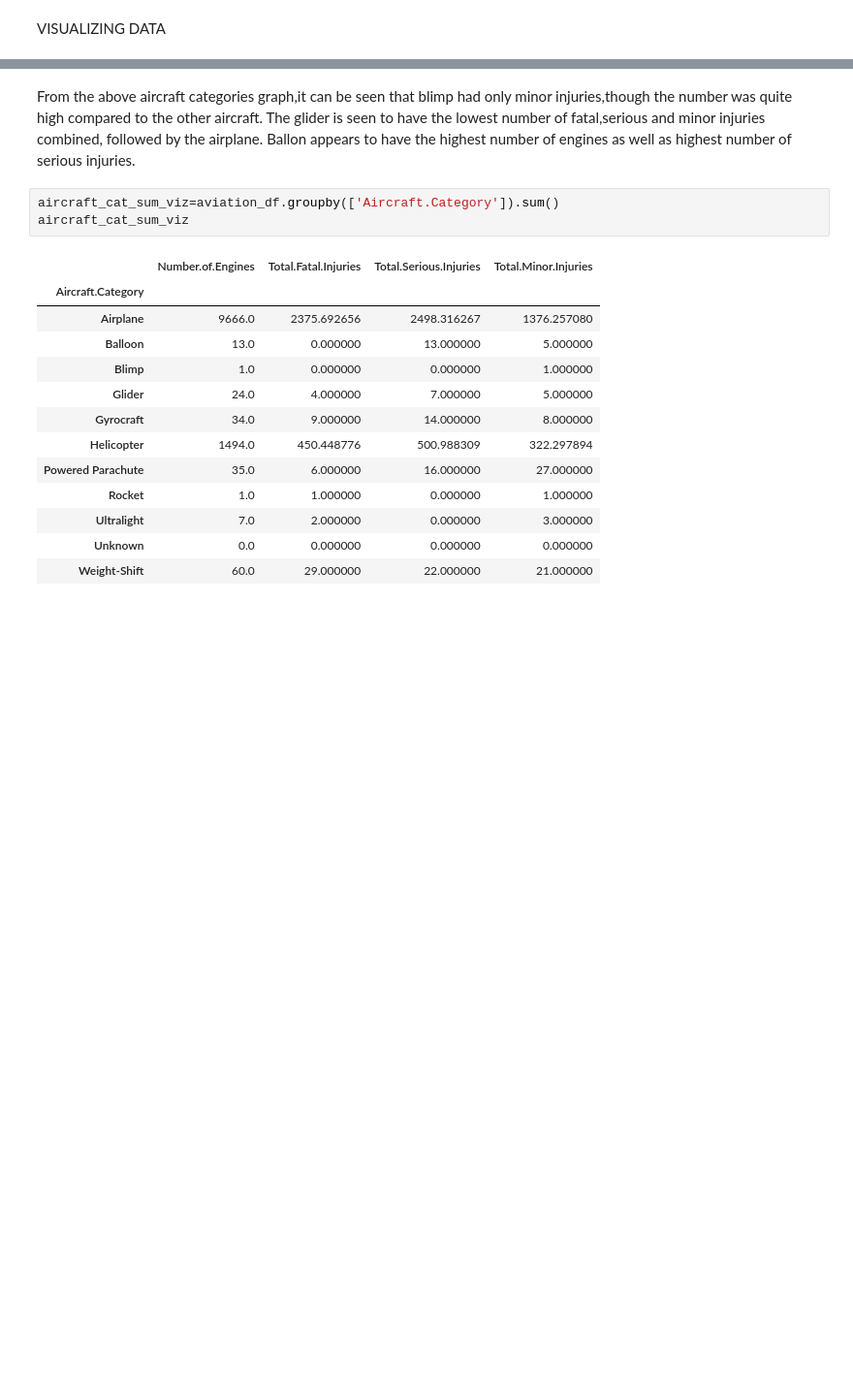
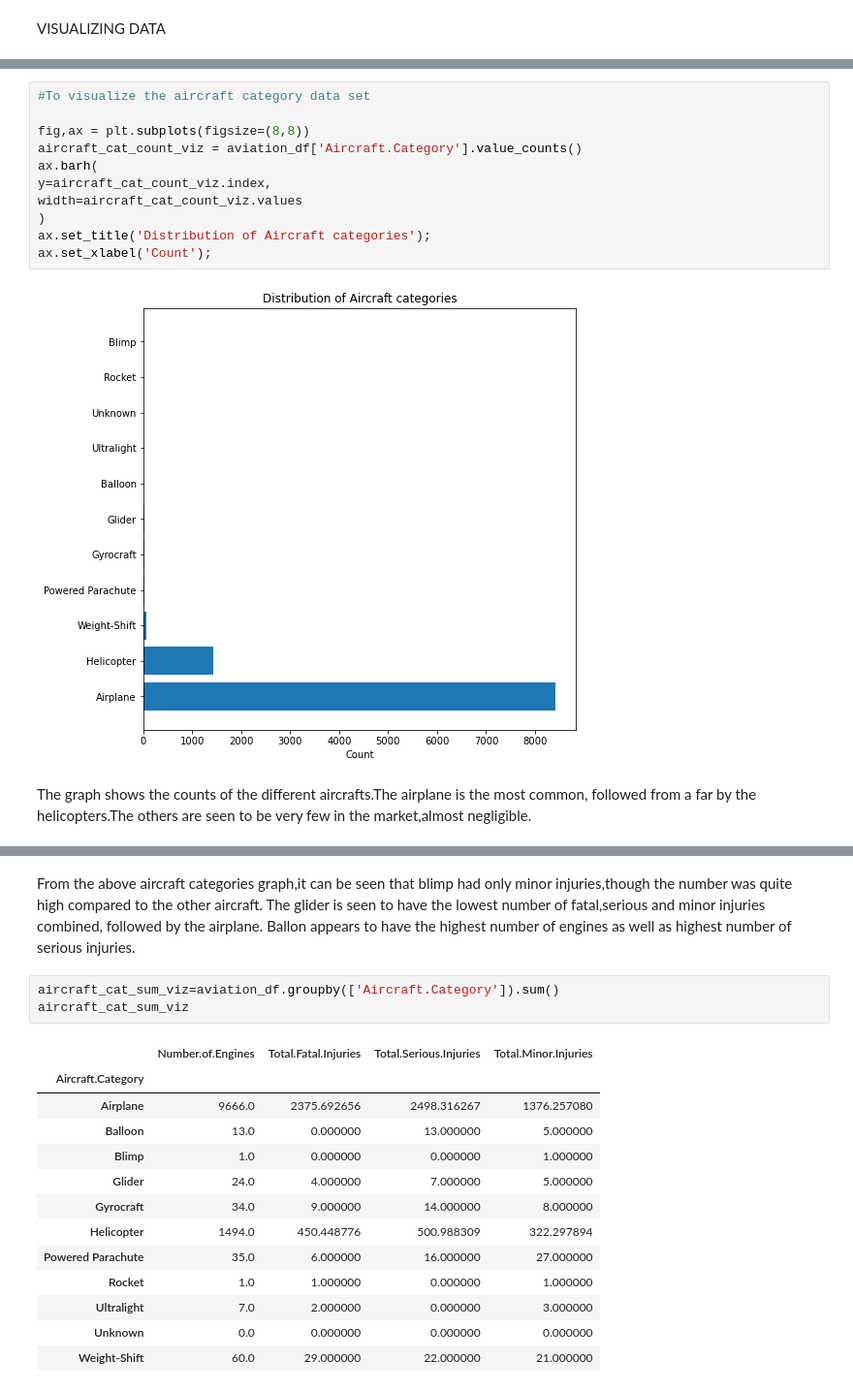
Before and after one commit to Ivet566/PHASE-1-PROJECT, a Jupyter notebook: Ivet Ph1.ipynb, the cells around one changed output, grey strips where cells are left out. Shown at 97% size. Cells and saved outputs as stored; diff of their text form; blank space fills up the shorter version.

```diff
--- a/Ivet Ph1.ipynb
+++ b/Ivet Ph1.ipynb
@@ -897 +886,16 @@ VISUALIZING DATA
+# %%
+#To visualize the aircraft category data set
+
+fig,ax = plt.subplots(figsize=(8,8))
+aircraft_cat_count_viz = aviation_df['Aircraft.Category'].value_counts()
+ax.barh(
+y=aircraft_cat_count_viz.index,
+width=aircraft_cat_count_viz.values
+)
+ax.set_title('Distribution of Aircraft categories');
+ax.set_xlabel('Count');
+# %% [output]
+[figure, added]
+# %% [markdown]
+The graph shows the counts of the different aircrafts.The airplane is the most common, followed from a far by the helicopters.The others are seen to be very few in the market,almost negligible.
 # %%
```
Also changed, not shown: parts of 57 cells of this notebook.
